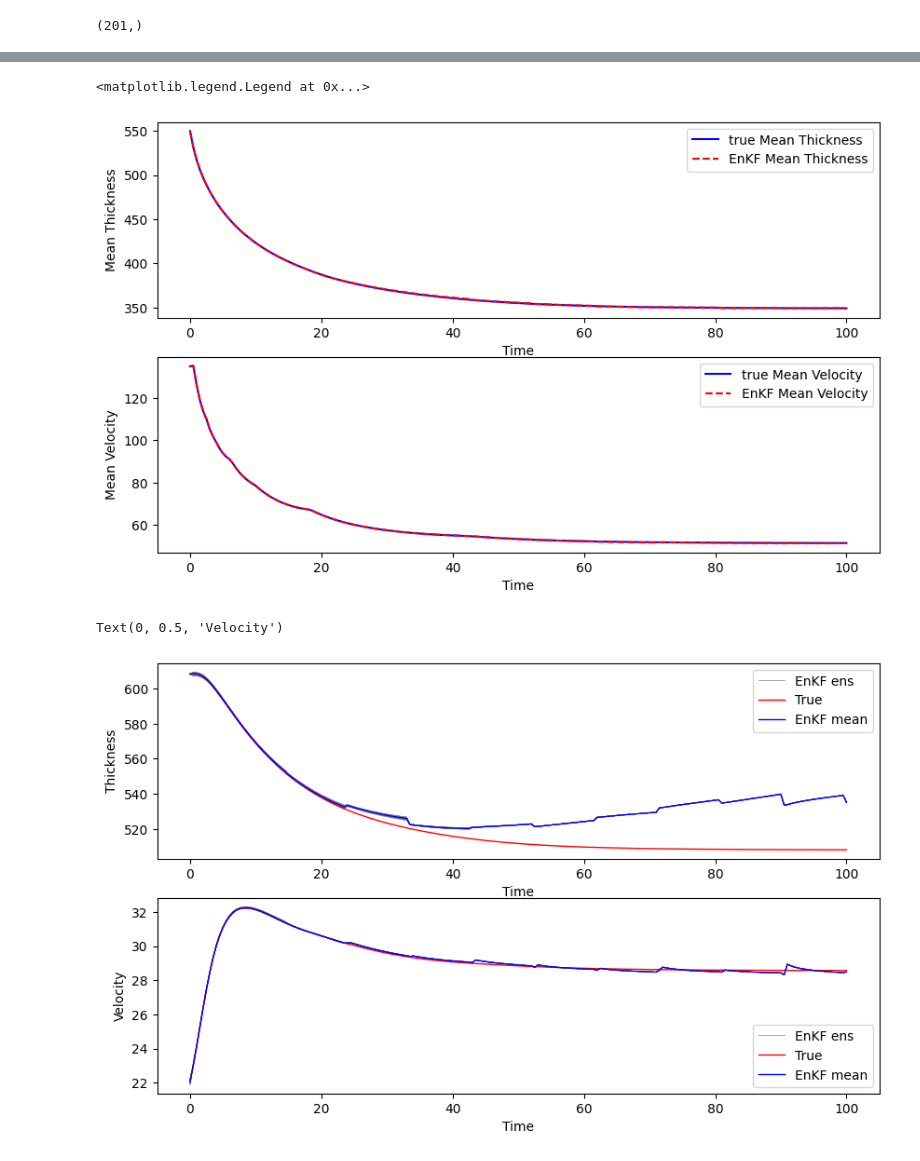
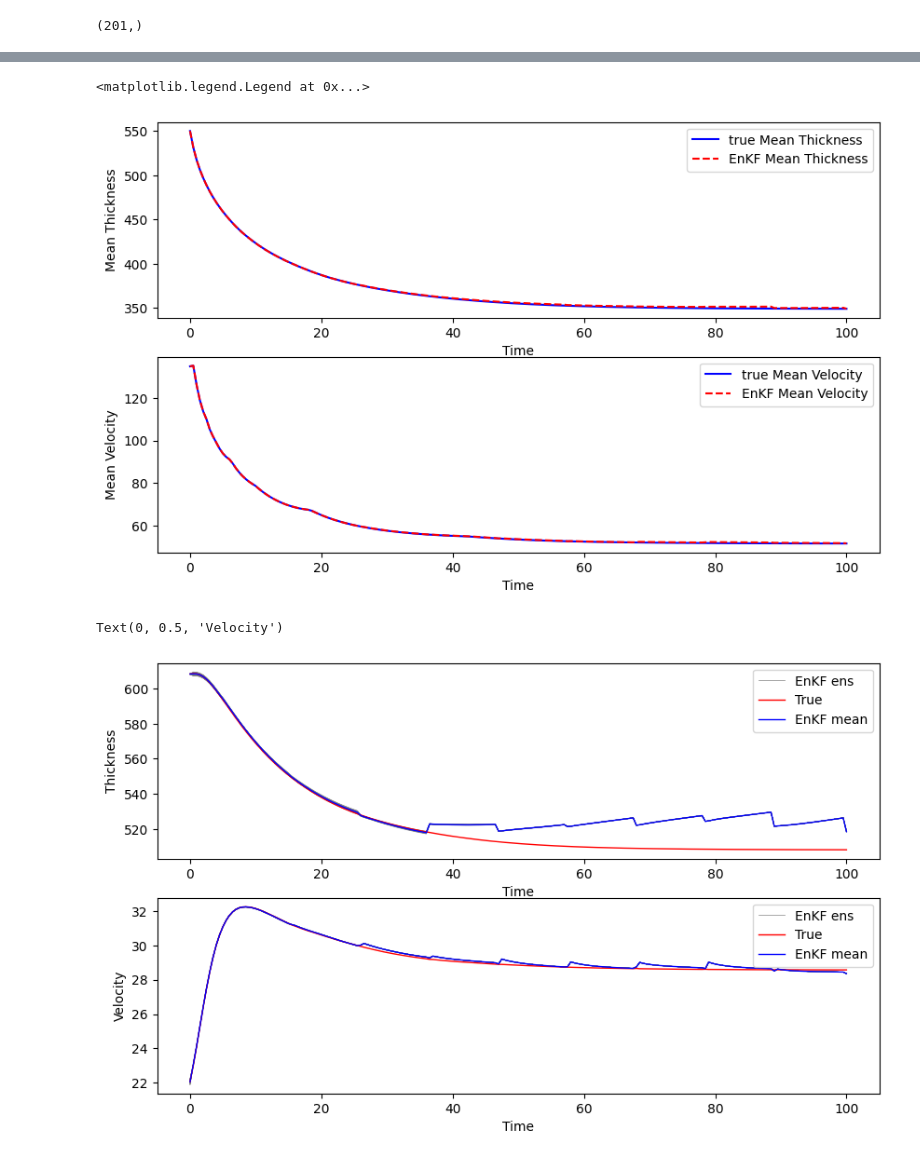
Before and after one commit to KYANJO/Data_assimilation_project, a Jupyter notebook: bin/synthetic_ice_stream_with_da.ipynb, the cells around one changed output, grey strips where cells are left out. Saved outputs shown, nothing was run; the diff lists cells and outputs as text; code cells hidden in the pictures.

```diff
--- a/bin/synthetic_ice_stream_with_da.ipynb
+++ b/bin/synthetic_ice_stream_with_da.ipynb
@@ -154,7 +154,7 @@ N = 30 # ensemble size
 # no of observations
 n_obs = 10
 params = {"m_obs": n_obs}
-dt_m = 15 # time interval between observations
+dt_m = 5 # time interval between observations
 nt_m = n_obs
 ind_m = (np.linspace(int(dt_m/dt),int(tm/dt),nt_m)).astype(int) # indexes of observation instants
 t_m = t[ind_m] # time instants of observations
@@ -521,11 +586,11 @@ ax[1].set_ylabel('Mean Velocity')
 ax[1].legend()
 # %% [output]
 <matplotlib.legend.Legend at 0x...>
-[figure, old version]
+[figure, new version]
 # %%
 fig, ax = plt.subplots(2,1, figsize=(10, 6))
 
-hu_ob = Obs(hu_obs, params["m_obs"])
+h_ob = Obs(hu_obs[:hdim,:], params["m_obs"])
 
 # plot the h middle profile
 h_indx = hens.shape[1]//2
@@ -537,32 +602,36 @@ for ens in range(N):
     ax[0].plot(ts,h_ens_mem[:,ens], lw=0.5, color='grey',label="EnKF ens" if ens == 0 else "")
 
 ax[0].plot(ts,h_true,'r',label='True',linewidth=1)
 ax[0].plot(ts,h_ens_mean,'b',label='EnKF mean',linewidth=1)
-# ax[0].plot(t[ind_m],hu_ob[18,:],'kx',label='Observations')
+# ax[0].plot(t[ind_m],hu_ob[1,:],'kx',label='Observations')
 ax[0].legend()
 ax[0].set_xlabel('Time')
 ax[0].set_ylabel('Thickness')
 
 # plot the u middle profile
+u_ob = Obs(hu_obs[hdim:2*hdim,:], params["m_obs"])
+v_ob = Obs(hu_obs[2*hdim:,:], params["m_obs"])
+uobs = np.sqrt(u_ob**2 + v_ob**2)
 u_indx = hdim + h_indx
 v_indx = 2*hdim + h_indx
 u_true = statevec_true[u_indx,:]
 v_true = statevec_true[v_indx,:]
 utrue = np.sqrt(u_true**2 + v_true**2)
 u_ens_mean = statevec_ens_mean[u_indx,:]
 v_ens_mean = statevec_ens_mean[v_indx,:]
 uens_mean = np.sqrt(u_ens_mean**2 + v_ens_mean**2)
 u_ens_mem  = statevec_ens_full[u_indx,:,:].T
 v_ens_mem  = statevec_ens_full[v_indx,:,:].T
 uens_mem = np.sqrt(u_ens_mem**2 + v_ens_mem**2)
 for ens in range(N):
     ax[1].plot(ts,uens_mem[:,ens], lw=0.5, color='grey',label="EnKF ens" if ens == 0 else "")
 
 ax[1].plot(ts,utrue,'r',label='True',linewidth=1)
 ax[1].plot(ts,uens_mean,'b',label='EnKF mean',linewidth=1)
+# ax[1].plot(t[ind_m],uobs[1,:],'kx',label='Observations')
 ax[1].legend()
 ax[1].set_xlabel('Time')
 ax[1].set_ylabel('Velocity')
 # %% [output]
 Text(0, 0.5, 'Velocity')
-[figure, old version]
+[figure, new version]
```
Also changed, not shown: parts of 5 cells of this notebook.
